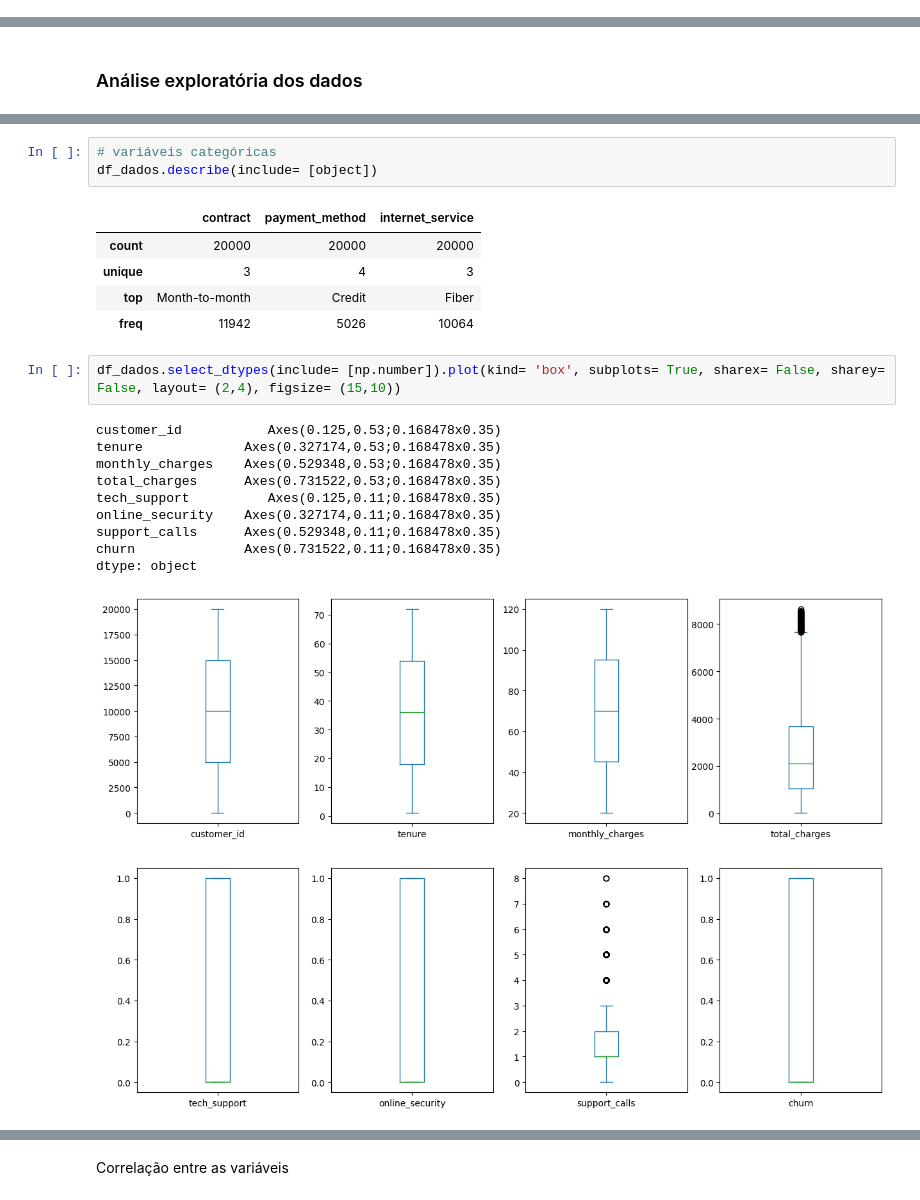
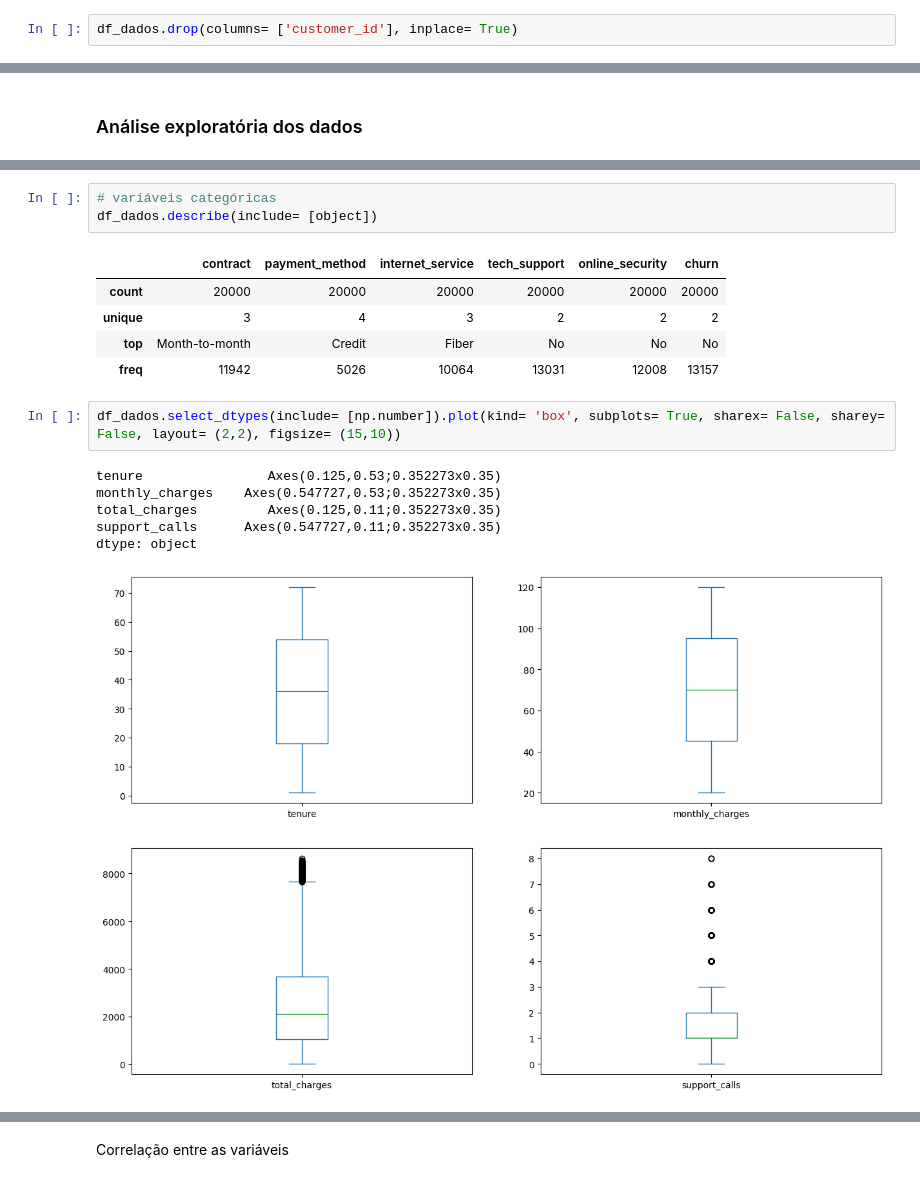
Before and after one commit to ArthurLagares/projeto-customer-churn, a Jupyter notebook: notebook.ipynb, the cells around one changed output, grey strips where cells are left out. Cells and saved outputs as stored; diff of their text form.

```diff
--- a/notebook.ipynb
+++ b/notebook.ipynb
@@ -56,0 +59,2 @@ memory usage: 1.7+ MB
+# %%
+df_dados.drop(columns= ['customer_id'], inplace= True)
@@ -115,24 +103,20 @@ df_dados.describe()
 # variáveis categóricas
 df_dados.describe(include= [object])
 # %% [output]
-|  | contract | payment_method | internet_service |
-| count | 20000 | 20000 | 20000 |
-| unique | 3 | 4 | 3 |
-| top | Month-to-month | Credit | Fiber |
-| freq | 11942 | 5026 | 10064 |
+|  | contract | payment_method | internet_service | tech_support | online_security | churn |
+| count | 20000 | 20000 | 20000 | 20000 | 20000 | 20000 |
+| unique | 3 | 4 | 3 | 2 | 2 | 2 |
+| top | Month-to-month | Credit | Fiber | No | No | No |
+| freq | 11942 | 5026 | 10064 | 13031 | 12008 | 13157 |
 # %%
-df_dados.select_dtypes(include= [np.number]).plot(kind= 'box', subplots= True, sharex= False, sharey= False, layout= (2,4), figsize= (15,10))
+df_dados.select_dtypes(include= [np.number]).plot(kind= 'box', subplots= True, sharex= False, sharey= False, layout= (2,2), figsize= (15,10))
 # %% [output]
-customer_id           Axes(0.125,0.53;0.168478x0.35)
-tenure             Axes(0.327174,0.53;0.168478x0.35)
-monthly_charges    Axes(0.529348,0.53;0.168478x0.35)
-total_charges      Axes(0.731522,0.53;0.168478x0.35)
-tech_support          Axes(0.125,0.11;0.168478x0.35)
-online_security    Axes(0.327174,0.11;0.168478x0.35)
-support_calls      Axes(0.529348,0.11;0.168478x0.35)
-churn              Axes(0.731522,0.11;0.168478x0.35)
+tenure                Axes(0.125,0.53;0.352273x0.35)
+monthly_charges    Axes(0.547727,0.53;0.352273x0.35)
+total_charges         Axes(0.125,0.11;0.352273x0.35)
+support_calls      Axes(0.547727,0.11;0.352273x0.35)
 dtype: object
-[figure, old version]
+[figure, new version]
 # %%
 # contanto total de outliers
 dados_num = df_dados.select_dtypes(include= [np.number])
```
Also changed, not shown: parts of 39 cells of this notebook, 1 other file.
